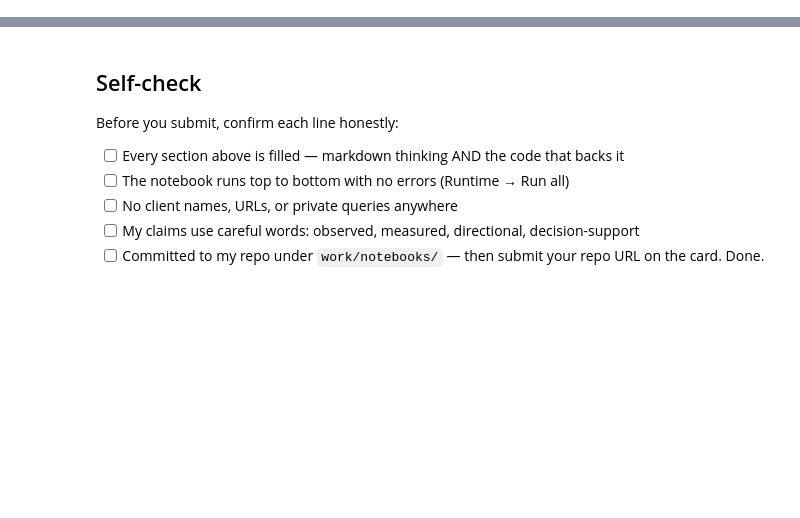
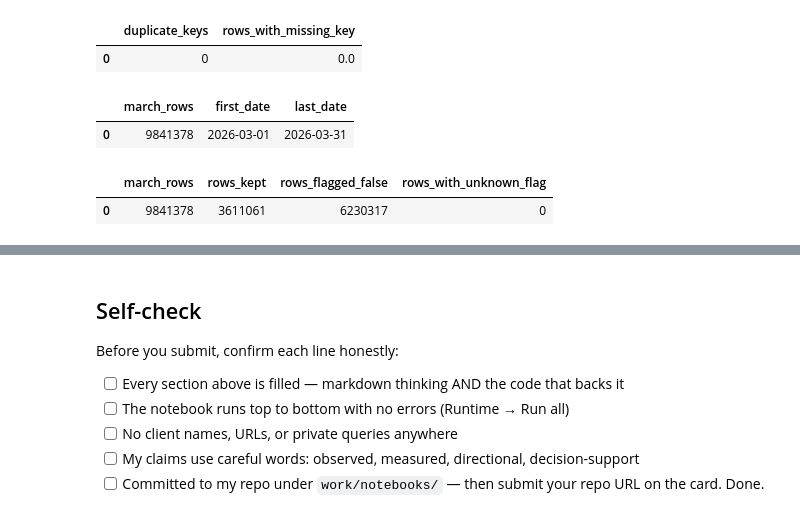
Before and after one commit to vuchau0802/run-starter-notebooks, a Jupyter notebook: work/notebooks/w03_data_contract.ipynb, the cells around one changed output, grey strips where cells are left out. Drawn from its saved outputs; the diff is of its cells as text; code cells hidden in the pictures; blank space fills up the shorter version.

```diff
--- a/work/notebooks/w03_data_contract.ipynb
+++ b/work/notebooks/w03_data_contract.ipynb
@@ -33,0 +45,45 @@ This skeleton is yours to fill. Work the sections **in order** — each one has
+# %%
+grain = con.sql(f"""
+    WITH daily_keys AS (
+        SELECT report_date, client_hash_id, content_hash_id, COUNT(*) AS n
+        FROM {march}
+        GROUP BY report_date, client_hash_id, content_hash_id
+    )
+    SELECT
+        COUNT(*) FILTER (WHERE n > 1) AS duplicate_keys,
+        COALESCE(SUM(n) FILTER (
+            WHERE report_date IS NULL
+               OR client_hash_id IS NULL
+               OR content_hash_id IS NULL
+        ), 0) AS rows_with_missing_key
+    FROM daily_keys
+""").df()
+
+display(grain)
+assert grain.iloc[0].eq(0).all(), "Check the daily keys before building features."
+# %% [output]
+|  | duplicate_keys | rows_with_missing_key |
+| 0 | 0 | 0.0 |
+# %%
+display(con.sql(f"""
+    SELECT
+        COUNT(*) AS march_rows,
+        MIN(report_date) AS first_date,
+        MAX(report_date) AS last_date
+    FROM {march}
+""").df())
+# %% [output]
+|  | march_rows | first_date | last_date |
+| 0 | 9841378 | 2026-03-01 | 2026-03-31 |
+# %%
+display(con.sql(f"""
+    SELECT
+        COUNT(*) AS march_rows,
+        COUNT(*) FILTER (WHERE gsc_data_available IS TRUE) AS rows_kept,
+        COUNT(*) FILTER (WHERE gsc_data_available IS FALSE) AS rows_flagged_false,
+        COUNT(*) FILTER (WHERE gsc_data_available IS NULL) AS rows_with_unknown_flag
+    FROM {march}
+""").df())
+# %% [output]
+|  | march_rows | rows_kept | rows_flagged_false | rows_with_unknown_flag |
+| 0 | 9841378 | 3611061 | 6230317 | 0 |
```
Also changed, not shown: parts of 15 cells of this notebook.
